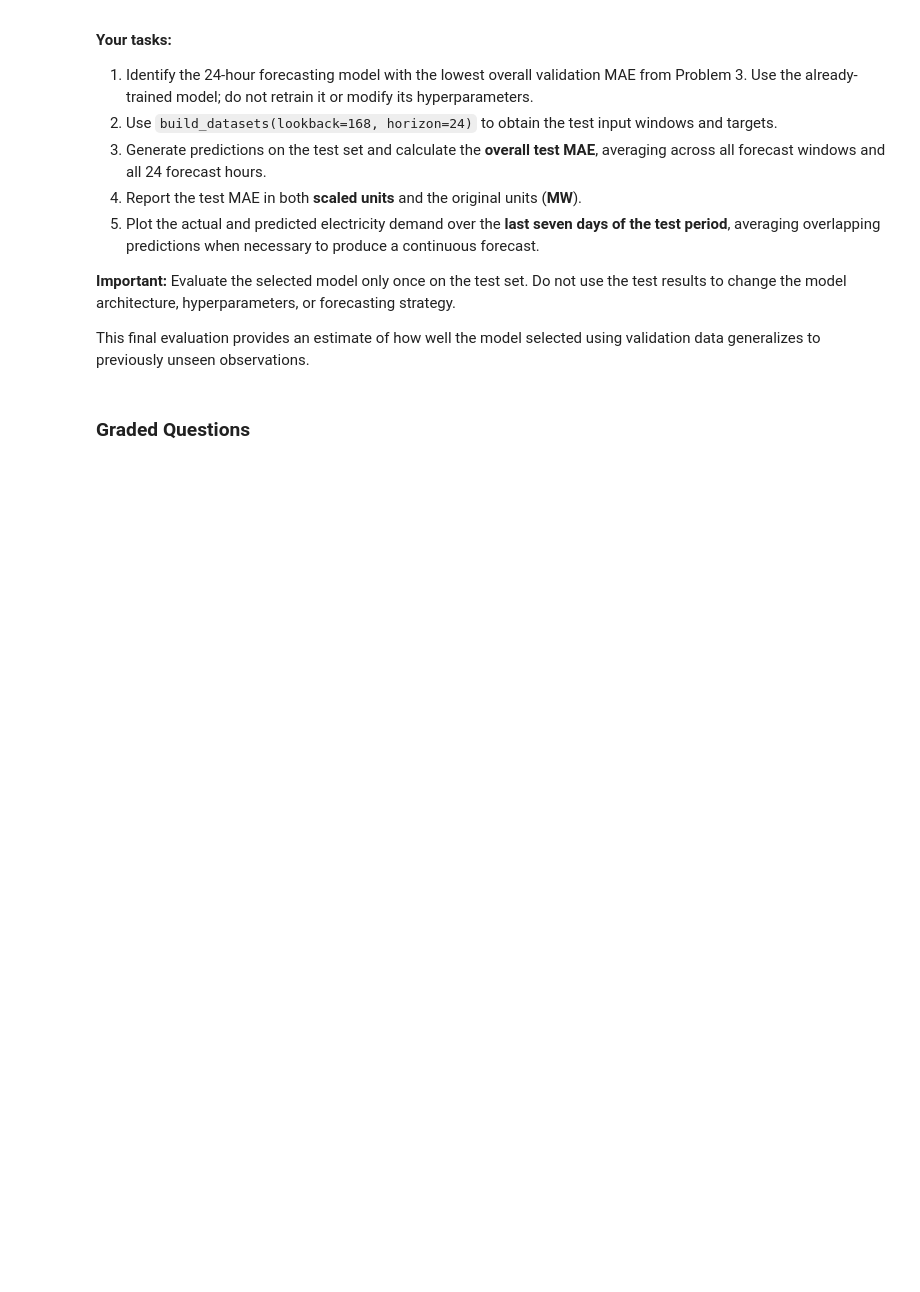
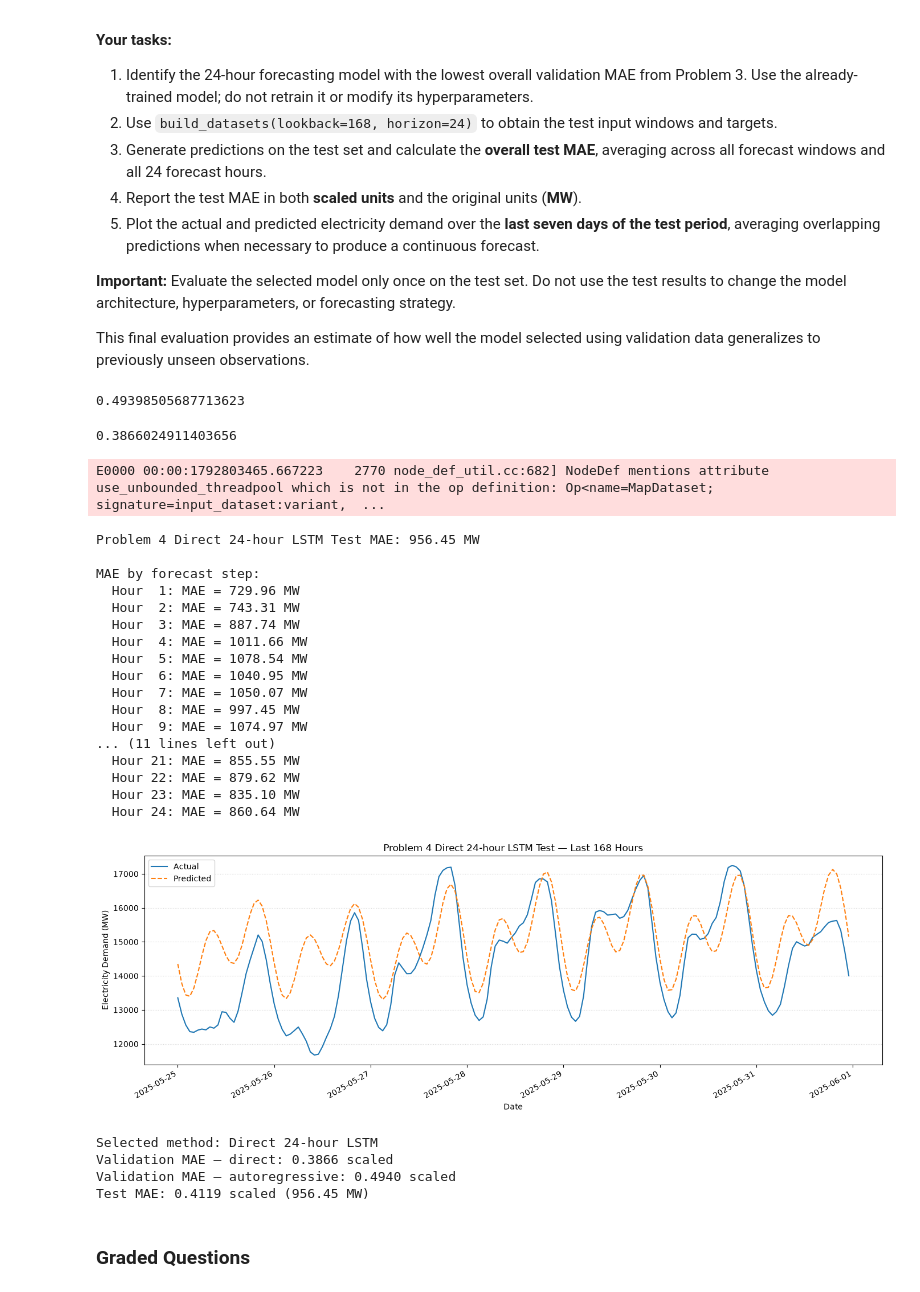
Before and after one commit to calebhadley1/Advanced_ML_and_AI_Coursework, a Jupyter notebook: Homework_08.ipynb, the cells around one changed output. Cells and saved outputs as stored; diff of their text form; code cells hidden in the pictures; blank space fills up the shorter version.

Commit message:
problem 4

```diff
--- a/Homework_08.ipynb
+++ b/Homework_08.ipynb
@@ -544,11 +544,15 @@ def evaluate_forecast(
     title="Validation",
     target_scaler=None,
     datetime_index=None,
-    plot_last_hours=24*7
+    plot_last_hours=24*7,
+    predictions=None
 ):
     """Evaluate direct forecasts using MAE; average overlaps for plotting."""
 
-    y_pred = np.asarray(model.predict(X, verbose=0))
+    if predictions is None:
+        y_pred = np.asarray(model.predict(X, verbose=0))
+    else:
+        y_pred = np.asarray(predictions)
     y_true = np.asarray(y)
 
     if y_pred.ndim == 1:
@@ -1395,8 +1405,68 @@ In Problem 3, we compared direct and autoregressive 24-hour forecasting. We will
 **Important:** Evaluate the selected model only once on the test set. Do not use the test results to change the model architecture, hyperparameters, or forecasting strategy.
 
 This final evaluation provides an estimate of how well the model selected using validation data generalizes to previously unseen observations.
+# %%
+p3_autoregressive_mae
+# %% [output]
+0.49398505687713623
+# %%
+p3_direct_mae = float(np.mean(p3_direct_mae_by_hour))
+p3_direct_mae
+# %% [output]
+0.3866024911403656
 # %%
-# Your code here; add as many cells as you wish
+p4_selected_model_name = "Direct 24-hour LSTM"
+
+# Create the test windows once and evaluate the selected method once.
+_, _, _, _, p4_X_test, p4_y_test = build_datasets(
+    lookback=p3_lookback, horizon=p3_horizon
+)
+p4_test_predictions = np.asarray(
+    p1c_model.predict(p4_X_test, verbose=0), dtype=np.float32
+)
+p4_test_mae_scaled = float(np.mean(np.abs(p4_test_predictions - p4_y_test)))
+# %% [output]
+E0000 00:00:1792803465.667223    2770 node_def_util.cc:682] NodeDef mentions attribute use_unbounded_threadpool which is not in the op definition: Op<name=MapDataset; signature=input_dataset:variant,  ...
+# %%
+p4_evaluation = evaluate_forecast(
+    model=None,
+    X=p4_X_test,
+    y=p4_y_test,
+    title=f"Problem 4 {p4_selected_model_name} Test",
+    target_scaler=scaler,
+    datetime_index=test.index,
+    plot_last_hours=24 * 7,
+    predictions=p4_test_predictions,
+)
+p4_test_mae_mw = p4_evaluation["mae"]
+
+print(f"Selected method: {p4_selected_model_name}")
+print(f"Validation MAE — direct: {p3_direct_mae:.4f} scaled")
+print(f"Validation MAE — autoregressive: {p3_autoregressive_mae:.4f} scaled")
+print(f"Test MAE: {p4_test_mae_scaled:.4f} scaled ({p4_test_mae_mw:.2f} MW)")
+# %% [output]
+Problem 4 Direct 24-hour LSTM Test MAE: 956.45 MW
+
+MAE by forecast step:
+  Hour  1: MAE = 729.96 MW
+  Hour  2: MAE = 743.31 MW
+  Hour  3: MAE = 887.74 MW
+  Hour  4: MAE = 1011.66 MW
+  Hour  5: MAE = 1078.54 MW
+  Hour  6: MAE = 1040.95 MW
+  Hour  7: MAE = 1050.07 MW
+  Hour  8: MAE = 997.45 MW
+  Hour  9: MAE = 1074.97 MW
+... (11 lines left out)
+  Hour 21: MAE = 855.55 MW
+  Hour 22: MAE = 879.62 MW
+  Hour 23: MAE = 835.10 MW
+  Hour 24: MAE = 860.64 MW
+[figure, added]
+Selected method: Direct 24-hour LSTM
+Validation MAE — direct: 0.3866 scaled
+Validation MAE — autoregressive: 0.4940 scaled
+Test MAE: 0.4119 scaled (956.45 MW)
 # %% [markdown]
 ### Graded Questions
 # %%
```
Also changed, not shown: parts of 7 cells of this notebook.
